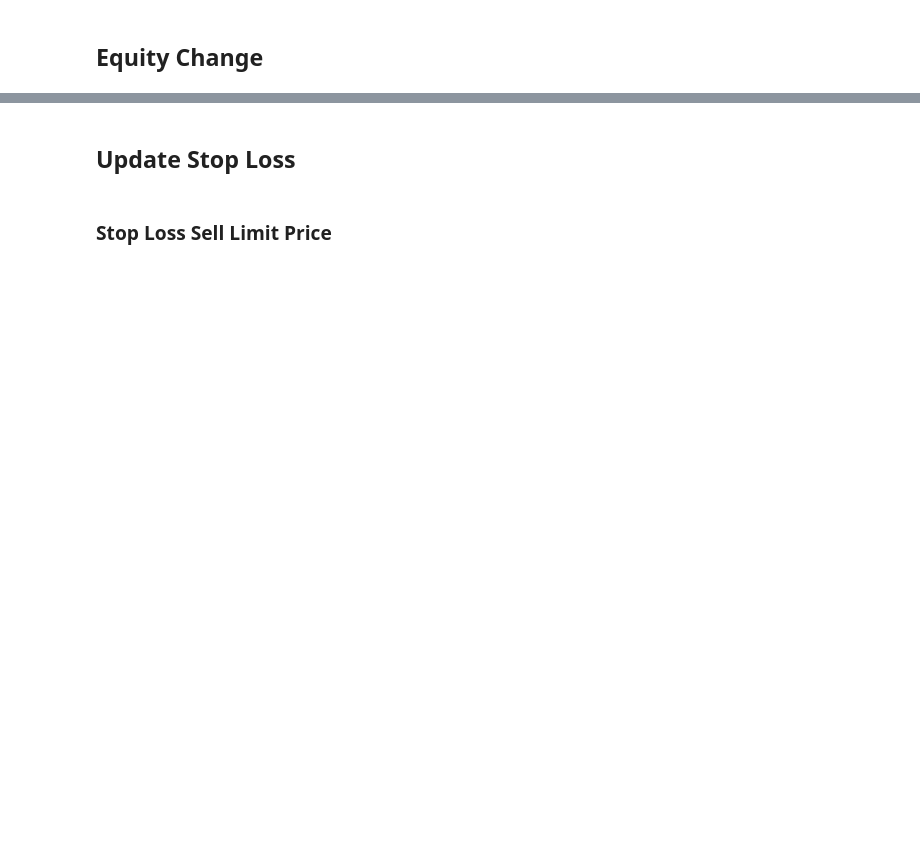
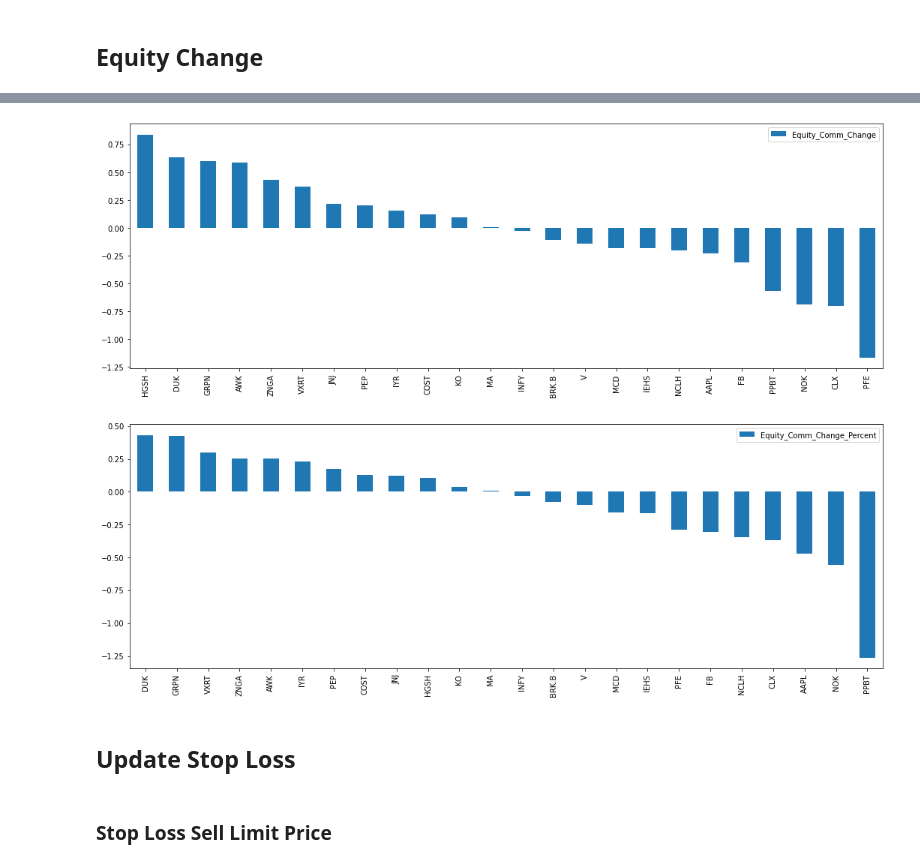
Before and after one commit to kgraghav/Stocks_Analysis, a Jupyter notebook: view_robin_stocks.ipynb, the cells around one changed output, grey strips where cells are left out. Saved outputs shown, nothing was run; the diff lists cells and outputs as text; code cells hidden in the pictures; blank space fills up the shorter version.

```diff
--- a/view_robin_stocks.ipynb
+++ b/view_robin_stocks.ipynb
@@ -137,46 +197,48 @@ df_equity.sort_values(by='Equity',axis=1,ascending=False)
 # %% [markdown]
 ## Equity Change
 # %%
-equity_comm_change={}
-total_equity_comm_change=0
-for i in range(len(comm_stocks)):
-    comm_stock=comm_stocks[i]
-    equity_comm_change[comm_stock]=df_equity.loc['Equity',comm_stock]-df_suggested_equity[comm_stock]
-    total_equity_comm_change=total_equity_comm_change+equity_comm_change[comm_stock]
-print('Total Common equity change value is: {}'.format(total_equity_comm_change))
+if len(ticker_list)>0:
+    equity_change={}
+    total_port_equity_change=0
+    for i in range(len(ticker_list)):
+        stock=ticker_list[i]
+        equity_change[stock]=df_equity.loc['Equity',stock]-df_suggested_equity[stock]
+        total_port_equity_change=total_port_equity_change+equity_change[stock]
 
-equity_change={}
-total_port_equity_change=0
-for i in range(len(ticker_list)):
-    stock=ticker_list[i]
-    equity_change[stock]=df_equity.loc['Equity',stock]-df_suggested_equity[comm_stock]
-    total_port_equity_change=total_port_equity_change+equity_change[stock]
+    equity_change_percent=total_port_equity_change/total_port_equity*100
+    df_equity_change=pd.DataFrame.from_dict(data=equity_change,orient='index',columns=['Equity_Change']).transpose()
+    df_equity_change_ratio=pd.DataFrame(df_equity_change.
+                                 div(df_suggested_equity))
+    df_equity_change_percent=pd.DataFrame(df_equity_change.
+                                 div(df_suggested_equity)*100)
+    df_equity_change_ratio.rename(index={'Equity_Change':'Equity_Change_Ratio'},inplace=True)
+    df_equity_change_percent.rename(index={'Equity_Change':'Equity_Change_Percent'},inplace=True)
+
+    if len(comm_stocks)>0:
+        equity_comm_change={}
+        total_equity_comm_change=0
+        for i in range(len(comm_stocks)):
+            comm_stock=comm_stocks[i]
+            equity_comm_change[comm_stock]=df_equity.loc['Equity',comm_stock]-df_suggested_equity[comm_stock]
+            total_equity_comm_change=total_equity_comm_change+equity_comm_change[comm_stock]
+        print('Total Common equity change value is: {}'.format(total_equity_comm_change))
 
 
-equity_change_percent=total_port_equity_change/total_port_equity*100
+        equity_comm_change_percent=total_equity_comm_change/total_port_equity*100
+        print('Total Common Change Percent is: {}'.format(equity_comm_change_percent))
 
-equity_comm_change_percent=total_equity_comm_change/total_port_equity*100
-print('Total Common Change Percent is: {}'.format(equity_comm_change_percent))
+        df_equity_comm_change=pd.DataFrame.from_dict(data=equity_comm_change,orient='index',columns=['Equity_Comm_Change']).transpose()
+        df_equity_comm_change_ratio=pd.DataFrame(df_equity_comm_change.
+                                         div(df_suggested_equity))
+        df_equity_comm_change_percent=df_equity_comm_change_ratio*100
+        df_equity_comm_change_ratio.rename(index={'Equity_Comm_Change':'Equity_Comm_Change_Ratio'},inplace=True)
+        df_equity_comm_change_percent.rename(index={'Equity_Comm_Change':'Equity_Comm_Change_Percent'},inplace=True)
+        ############################ Plots #####################################
+        df_equity_comm_change.sort_values(by='Equity_Comm_Change',axis=1,ascending=False).transpose().plot(kind='bar',figsize=(18,6));
+        df_equity_comm_change_percent.sort_values(by='Equity_Comm_Change_Percent',axis=1,ascending=False).transpose().plot(kind='bar',figsize=(18,6));
+    else:
+        print('no common stocks')
 
-df_equity_change=pd.DataFrame.from_dict(data=equity_change,orient='index',columns=['Equity_Change']).transpose()
-df_change_ratio=pd.DataFrame(100*df_equity_change.loc['Equity_Change',comm_stocks].
-                             div(df_suggested_equity[comm_stock])).transpose()
-df_change_ratio.rename(index={'Equity_Change':'Equity_Change_Ratio'},inplace=True)
-
-df_equity_comm_change=pd.DataFrame.from_dict(data=equity_comm_change,orient='index',columns=['Equity_Comm_Change']).transpose()
-df_comm_change_ratio=pd.DataFrame(100*df_equity_comm_change.loc['Equity_Comm_Change',comm_stocks].
-                             div(df_suggested_equity[comm_stock])).transpose()
-df_comm_change_ratio.rename(index={'Equity_Comm_Change':'Equity_Comm_Change_Ratio'},inplace=True)
-
-
-df_equity_change=pd.DataFrame.from_dict(data=equity_change,orient='index',columns=['Equity_Change']).transpose()
-df_equity_change_ratio=pd.DataFrame(100*df_equity_change.loc['Equity_Change',comm_stocks].
-                             div(df_suggested_equity[comm_stock])).transpose()
-df_equity_change_ratio.rename(index={'Equity_Change':'Equity_Change_Ratio'},inplace=True)
-
-
-# df_equity_change.sort_values(by='Equity_Change',axis=1,ascending=False).transpose().plot(kind='bar',figsize=(18,6));
-# df_change_ratio.sort_values(by='Equity_Change_Ratio',axis=1,ascending=False).transpose().plot(kind='bar',figsize=(18,6));
-
-df_equity_comm_change.sort_values(by='Equity_Comm_Change',axis=1,ascending=False).transpose().plot(kind='bar',figsize=(18,6));
-df_comm_change_ratio.sort_values(by='Equity_Comm_Change_Ratio',axis=1,ascending=False).transpose().plot(kind='bar',figsize=(18,6));
+else:
+    print('no positions')
+# %% [output]
@@ -183,3 +247,5 @@ df_comm_change_ratio.sort_values(by='Equity_Comm_Change_Ratio',axis=1,ascending=
+[figure, added]
+[figure, added]
 # %% [markdown]
 ## Update Stop Loss
 # %% [markdown]
```
Also changed, not shown: parts of 17 cells of this notebook.
